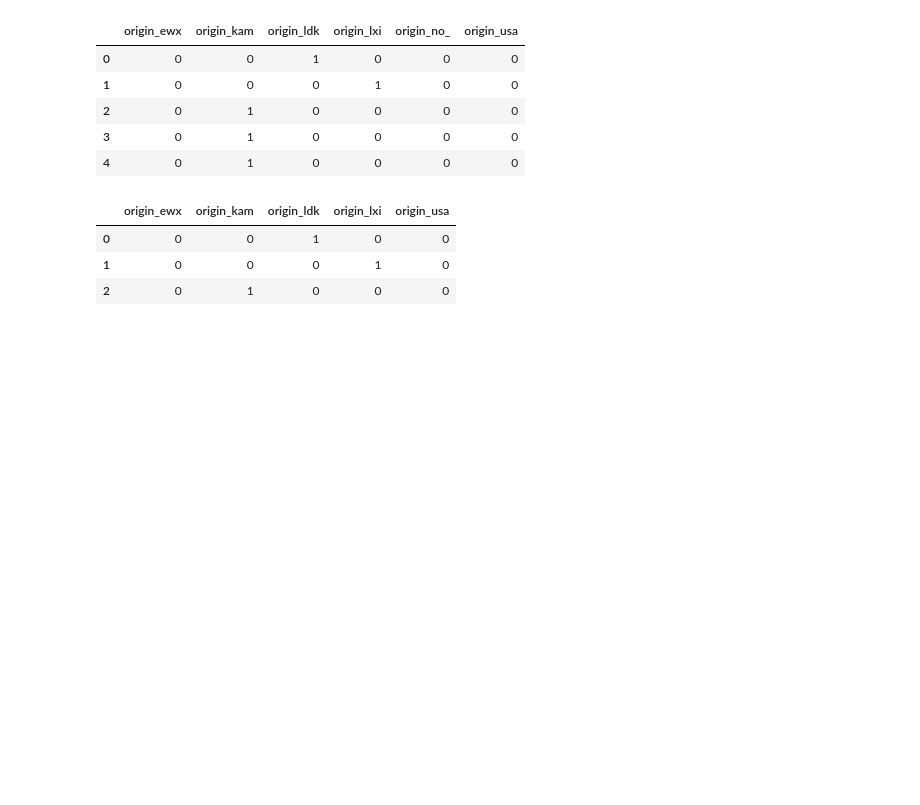
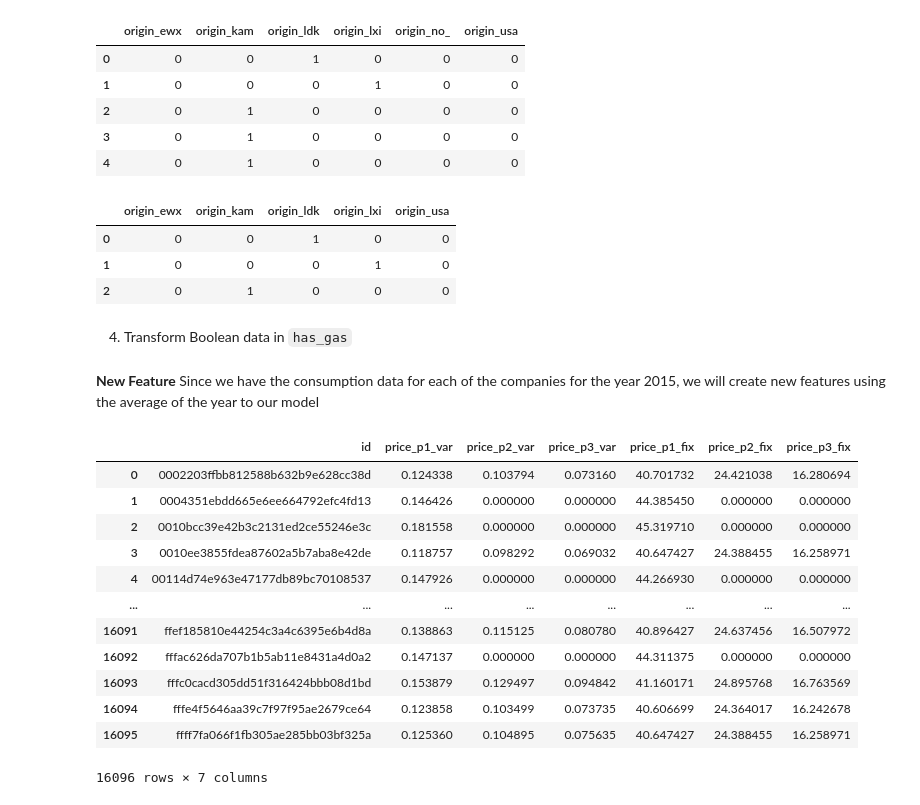
Before and after one commit to AmitChoudhary1392/BCG-Virtual-Experience-Program, a Jupyter notebook: Task-3/Task_3_Feature_Engineering.ipynb, the cells around one changed output. Cells and saved outputs as stored; diff of their text form; code cells hidden in the pictures; blank space fills up the shorter version.

```diff
--- a/Task-3/Task_3_Feature_Engineering.ipynb
+++ b/Task-3/Task_3_Feature_Engineering.ipynb
@@ -193,3 +193,5 @@ train = pd.merge(train, categories_origin, left_index= True, right_index= True)
 # %%
 # drop original 'activity_new','channel_sales', 'origin_up' columns
 train.drop(columns= ['activity_new','channel_sales', 'origin_up'], inplace= True)
+# %% [markdown]
+4. Transform Boolean data in `has_gas`
@@ -195,0 +201,20 @@ train.drop(columns= ['activity_new','channel_sales', 'origin_up'], inplace= True
+# %% [markdown]
+**New Feature**
+Since we have the consumption data for each of the companies for the year 2015, we will create new features using the average of the year to our model
+# %%
+mean_year = history_data.groupby(['id']).mean().reset_index()
+mean_year
+# %% [output]
+|  | id | price_p1_var | price_p2_var | price_p3_var | price_p1_fix | price_p2_fix | price_p3_fix |
+| 0 | 0002203ffbb812588b632b9e628cc38d | 0.124338 | 0.103794 | 0.073160 | 40.701732 | 24.421038 | 16.280694 |
+| 1 | 0004351ebdd665e6ee664792efc4fd13 | 0.146426 | 0.000000 | 0.000000 | 44.385450 | 0.000000 | 0.000000 |
+| 2 | 0010bcc39e42b3c2131ed2ce55246e3c | 0.181558 | 0.000000 | 0.000000 | 45.319710 | 0.000000 | 0.000000 |
+| 3 | 0010ee3855fdea87602a5b7aba8e42de | 0.118757 | 0.098292 | 0.069032 | 40.647427 | 24.388455 | 16.258971 |
+| 4 | 00114d74e963e47177db89bc70108537 | 0.147926 | 0.000000 | 0.000000 | 44.266930 | 0.000000 | 0.000000 |
+| ... | ... | ... | ... | ... | ... | ... | ... |
+| 16091 | ffef185810e44254c3a4c6395e6b4d8a | 0.138863 | 0.115125 | 0.080780 | 40.896427 | 24.637456 | 16.507972 |
+| 16092 | fffac626da707b1b5ab11e8431a4d0a2 | 0.147137 | 0.000000 | 0.000000 | 44.311375 | 0.000000 | 0.000000 |
+| 16093 | fffc0cacd305dd51f316424bbb08d1bd | 0.153879 | 0.129497 | 0.094842 | 41.160171 | 24.895768 | 16.763569 |
+| 16094 | fffe4f5646aa39c7f97f95ae2679ce64 | 0.123858 | 0.103499 | 0.073735 | 40.606699 | 24.364017 | 16.242678 |
+| 16095 | ffff7fa066f1fb305ae285bb03bf325a | 0.125360 | 0.104895 | 0.075635 | 40.647427 | 24.388455 | 16.258971 |
+16096 rows × 7 columns
```
Also changed, not shown: parts of 13 cells of this notebook.
